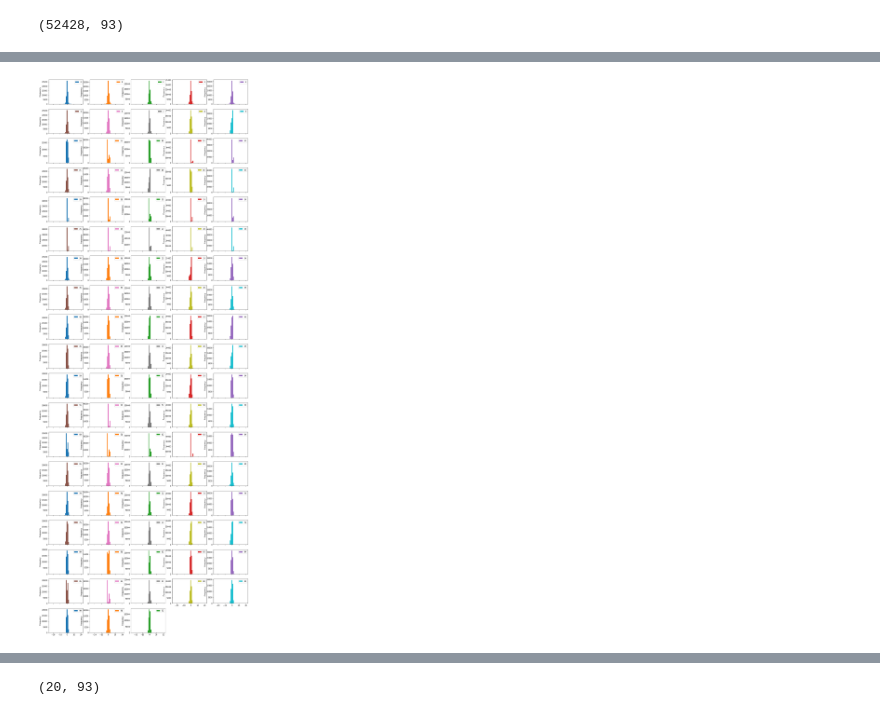
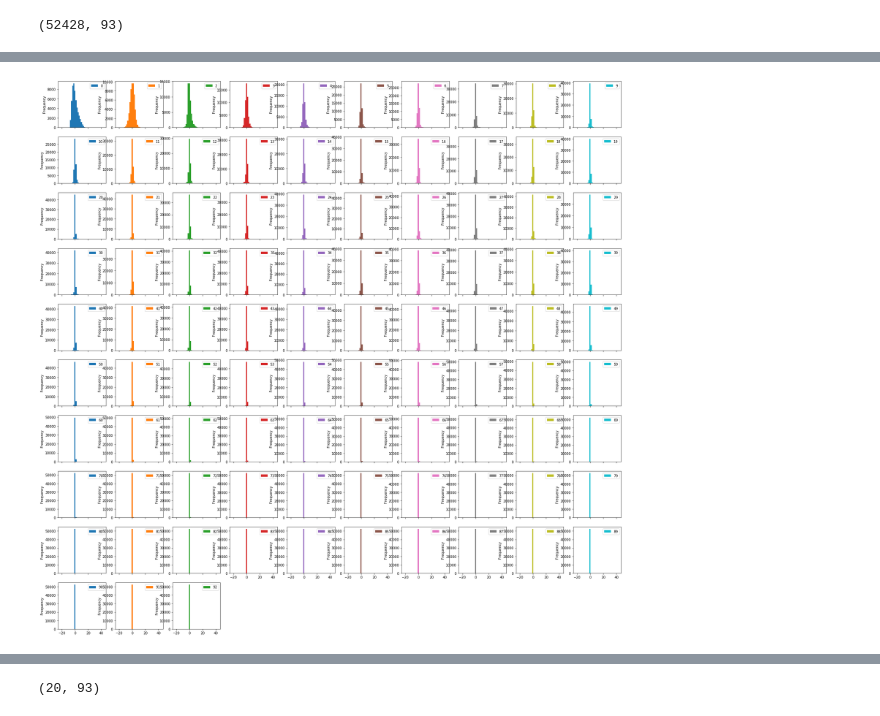
Before and after one commit to rohanp/apma_seminar, a Jupyter notebook: Exploratory.ipynb, the cells around one changed output, grey strips where cells are left out. Cells and saved outputs as stored; diff of their text form; code cells hidden in the pictures.

```diff
--- a/Exploratory.ipynb
+++ b/Exploratory.ipynb
@@ -115,5 +136,8 @@ pipe = make_pipeline(StandardScaler(),
                      PCA(),
                      Lasso())
 
+pipe = make_pipeline(StandardScaler(), Lasso())
+
 pipe.fit(X, y)
+#pipe2.fit(X, y)
 print()
@@ -119,0 +156,17 @@ print()
+# %%
+train_scores = []
+test_scores = []
+alphas = np.linspace(1, 96, num=10)
+ns = np.arange(1, X.shape[1])
+
+for n in ns:
+    pipe = make_pipeline(StandardScaler(), PCA(n_components=n), LinearRegression())
+    pipe.fit(X, y)
+    train_scores.append(pipe.score(X, y))
+    test_scores.append(pipe.score(X_test, y_test))
+
+plt.scatter(ns, train_scores, label='train')
+plt.scatter(ns, test_scores, label='test')
+plt.xlabel("Number of PCs Kept")
+plt.ylabel("OLS R^2 Score")
+plt.legend()
@@ -120,6 +176,6 @@ print()
 # %%
-X_transformed = pd.DataFrame(pipe3[:1].transform(X))
-X_transformed.plot.hist(subplots=True, bins=40, layout=(20, 5), figsize=(20, 60))
+X_transformed = pd.DataFrame(pipe[:2].transform(X))
+X_transformed.plot.hist(subplots=True, bins=40, layout=(10, 10), figsize=(30, 30))
 print()
 # %% [output]
-[figure, old version]
+[figure, new version]
```
Also changed, not shown: parts of 17 cells of this notebook.
